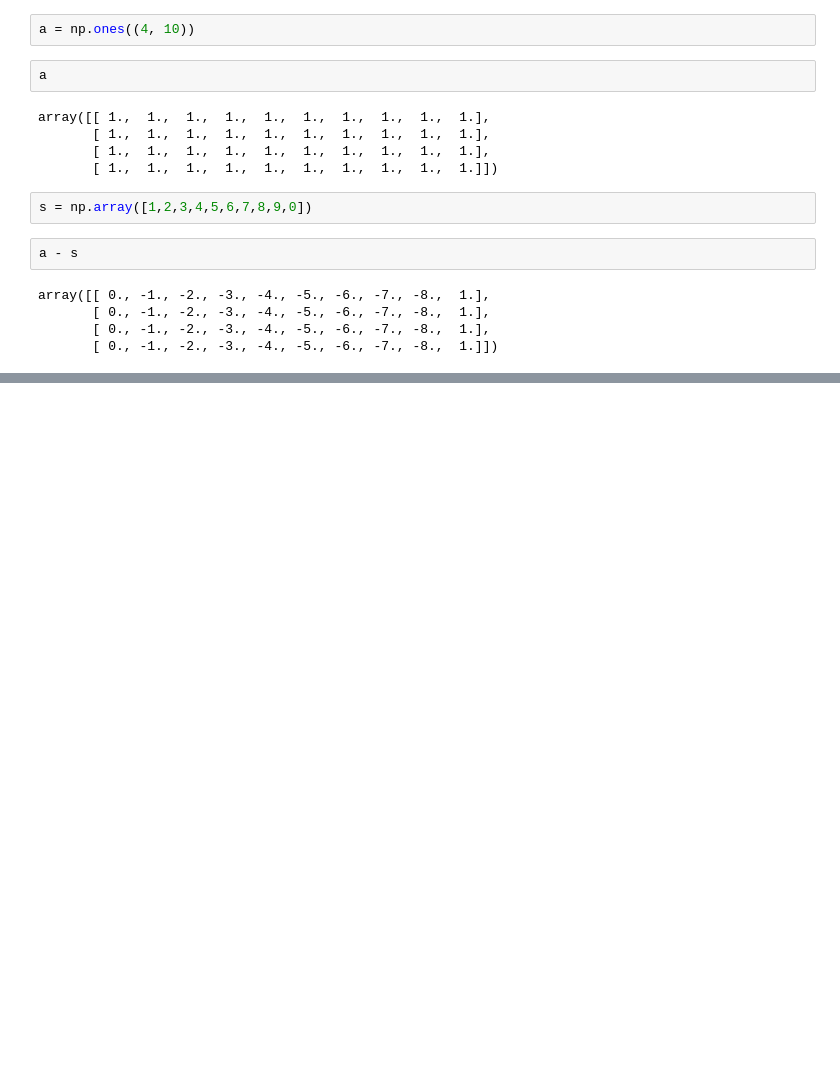
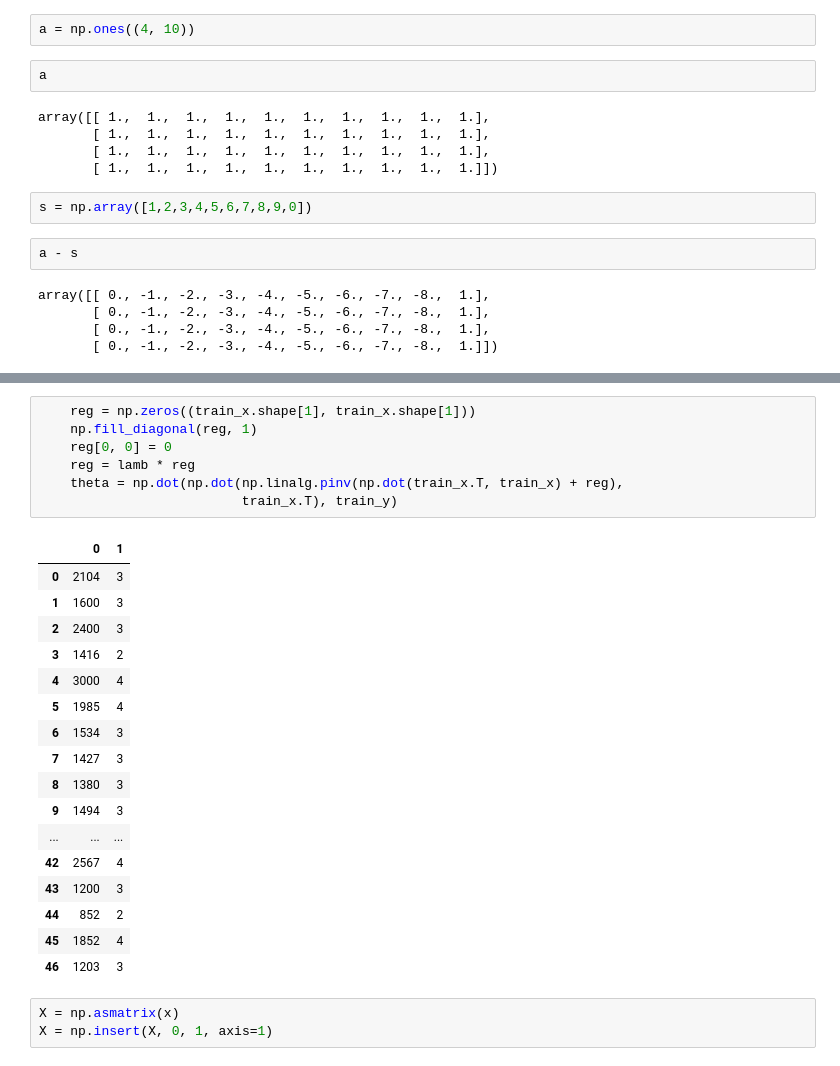
Before and after one commit to jonathanschmitz/car-price-modelling, a Jupyter notebook: car-prices.ipynb, the cells around one changed output, grey strips where cells are left out. Drawn from its saved outputs; the diff is of its cells as text; blank space fills up the shorter version.

```diff
--- a/car-prices.ipynb
+++ b/car-prices.ipynb
@@ -297,0 +279,28 @@ array([[ 0., -1., -2., -3., -4., -5., -6., -7., -8.,  1.],
+# %%
+    reg = np.zeros((train_x.shape[1], train_x.shape[1]))
+    np.fill_diagonal(reg, 1)
+    reg[0, 0] = 0
+    reg = lamb * reg
+    theta = np.dot(np.dot(np.linalg.pinv(np.dot(train_x.T, train_x) + reg),
+                          train_x.T), train_y)
+# %% [output]
+|  | 0 | 1 |
+| 0 | 2104 | 3 |
+| 1 | 1600 | 3 |
+| 2 | 2400 | 3 |
+| 3 | 1416 | 2 |
+| 4 | 3000 | 4 |
+| 5 | 1985 | 4 |
+| 6 | 1534 | 3 |
+| 7 | 1427 | 3 |
+| 8 | 1380 | 3 |
+| 9 | 1494 | 3 |
+| ... | ... | ... |
+| 42 | 2567 | 4 |
+| 43 | 1200 | 3 |
+| 44 | 852 | 2 |
+| 45 | 1852 | 4 |
+| 46 | 1203 | 3 |
+# %%
+X = np.asmatrix(x)
+X = np.insert(X, 0, 1, axis=1)
```
Also changed, not shown: parts of 32 cells of this notebook, 1 other file.
